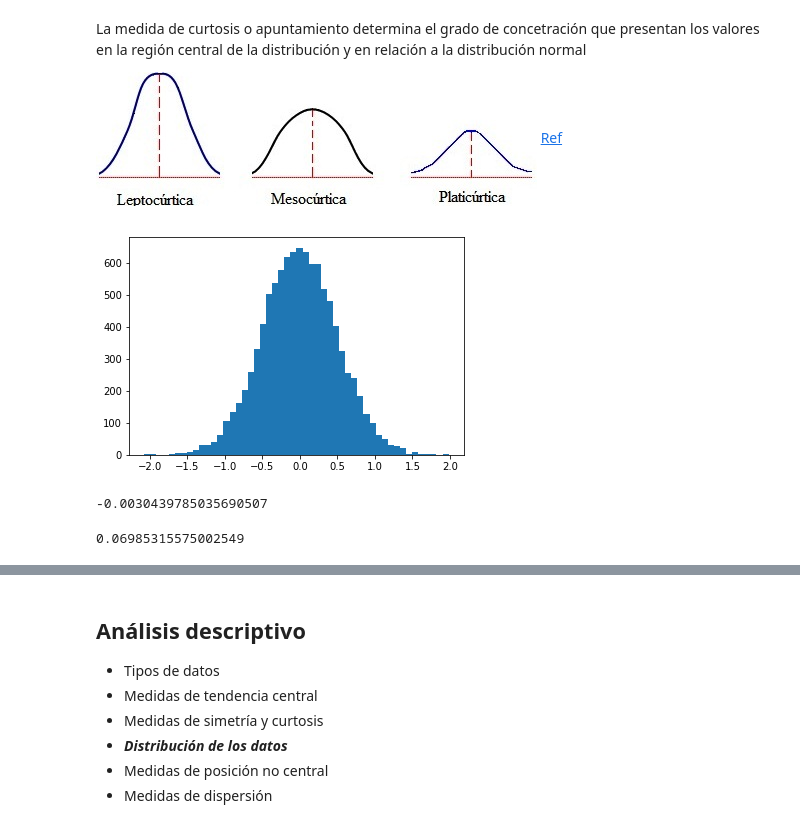
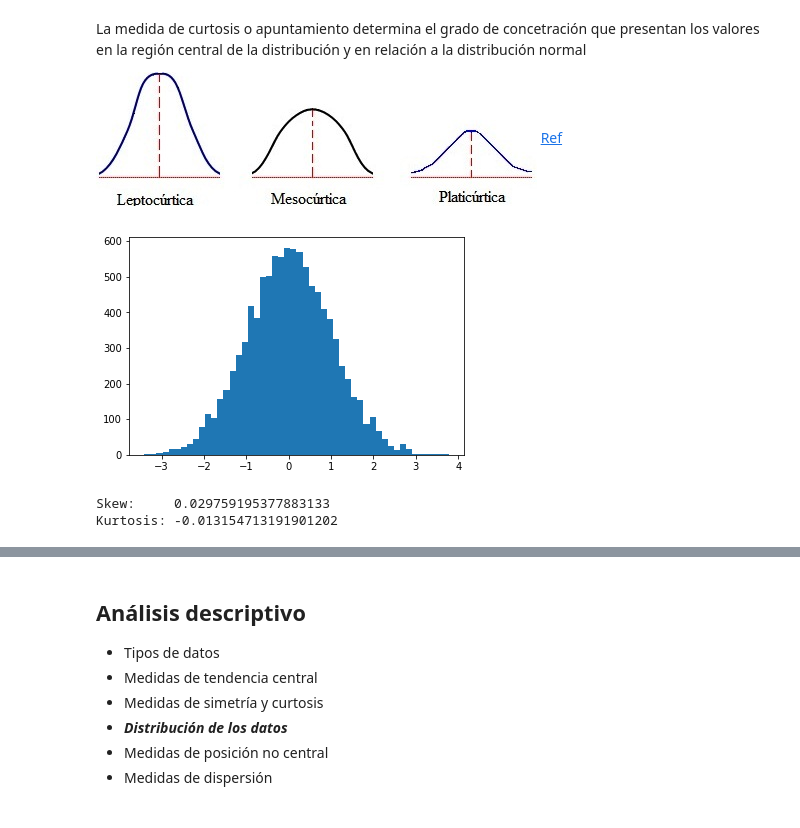
Before and after one commit to aliciapj/intro_ml_python, a Jupyter notebook: 2.1_conseguir_y_analizar_los_datos.ipynb, the cells around one changed output, grey strips where cells are left out. Drawn from its saved outputs; the diff is of its cells as text; code cells hidden in the pictures.

```diff
--- a/2.1_conseguir_y_analizar_los_datos.ipynb
+++ b/2.1_conseguir_y_analizar_los_datos.ipynb
@@ -175,20 +196,18 @@ La medida de curtosis o apuntamiento determina el grado de concetración que pre
 # %%
 %matplotlib inline
 import numpy as np
 import matplotlib.pyplot as plt
+from scipy.stats import skew, kurtosis
 
-vals = np.random.normal(0, 0.5, 10000)
+vals = np.random.normal(0, 1, 10000)
 
 plt.hist(vals, 50)
 plt.show()
+
+# A skewness value > 0 means that there is more weight in the left tail of the distribution
+print(f'Skew:     {skew(vals)}')
+print(f'Kurtosis: {kurtosis(vals)}')
 # %% [output]
-[figure, old version]
+[figure, new version]
+Skew:     0.029759195377883133
+Kurtosis: -0.013154713191901202
-# %%
-import scipy.stats as sp
-sp.skew(vals)
-# %% [output]
--0.0030439785035690507
-# %%
-sp.kurtosis(vals)
-# %% [output]
-0.06985315575002549
```
Also changed, not shown: parts of 16 cells of this notebook, 22 other files.
